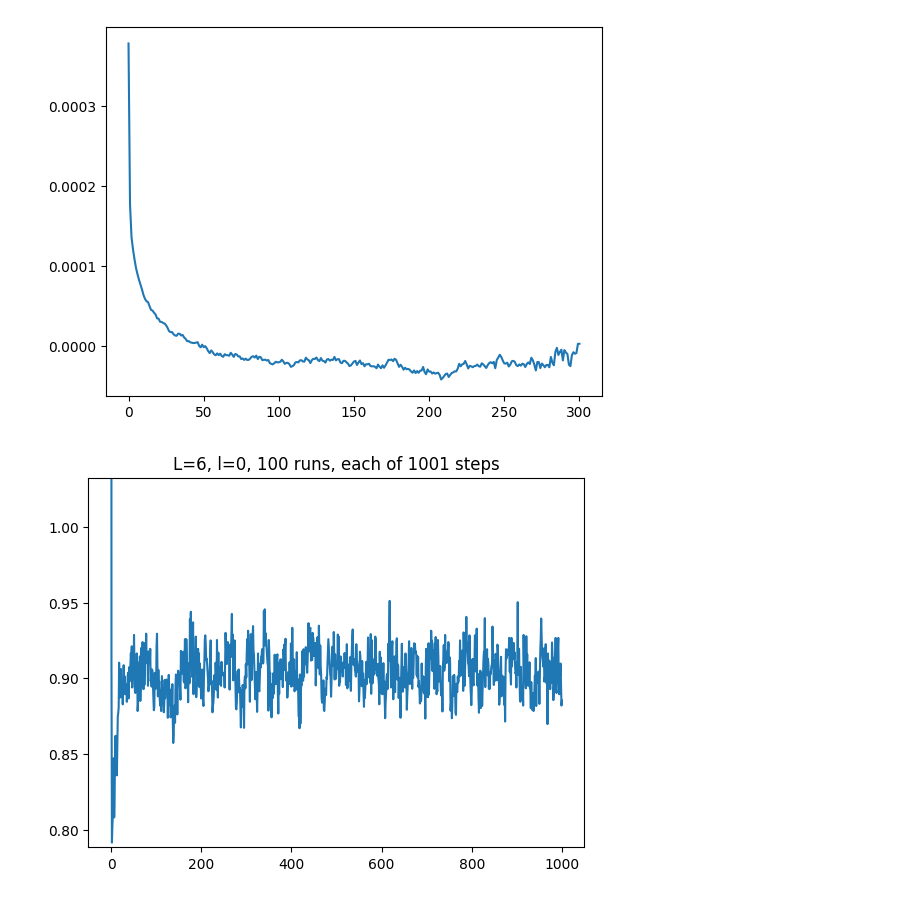
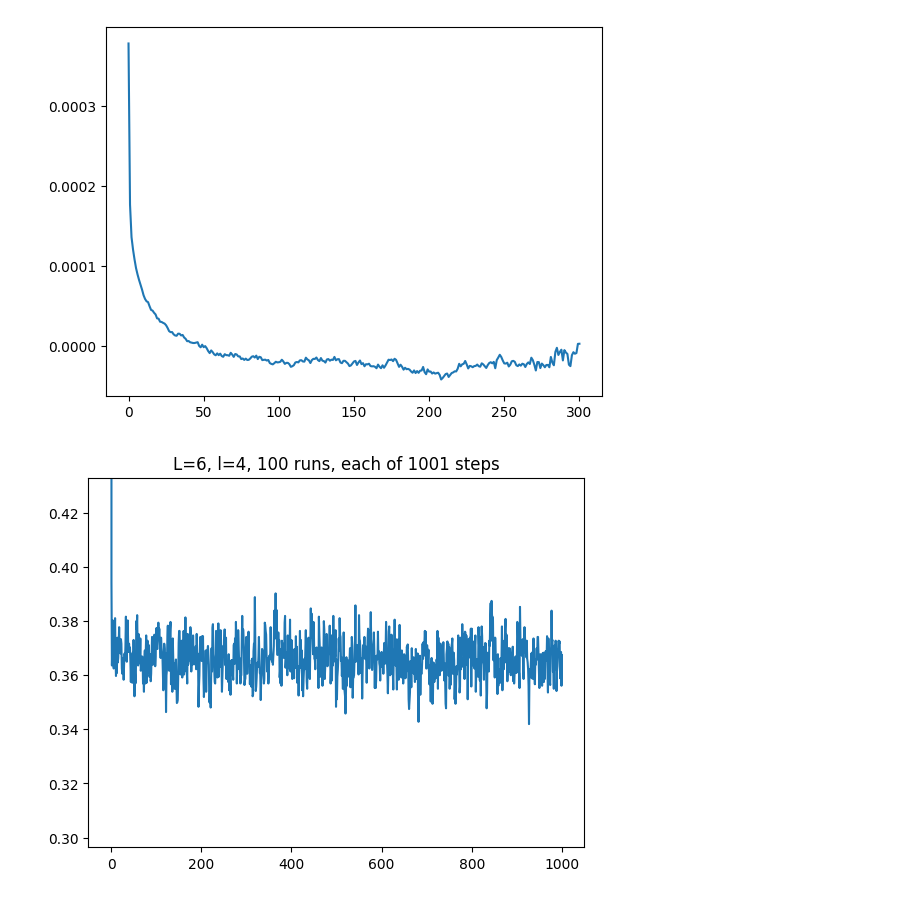
Before and after one commit to cnstahl/Discrete-Nonergodicity, a Jupyter notebook: code/Finding thermalization times.ipynb, the cells around one changed output. Cells and saved outputs as stored; diff of their text form; code cells hidden in the pictures.

```diff
--- a/code/Finding thermalization times.ipynb
+++ b/code/Finding thermalization times.ipynb
@@ -172,21 +180,21 @@ autocorrelation(12, 300)
 df = pd.read_csv('autoc/N_flippable6by4.dat', header=None)
 # %%
 L = 6
-l = 0
+l = 4
 string = '../therm/N_flippable_'
 string += 'L' + str(L) + 'l' + str(l) + '.dat'
 rhos = pd.read_csv(string, header=None, skiprows=1).to_numpy() / (L*L)
 N_runs = np.shape(rhos)[0]
 N_steps = np.shape(rhos)[1]
 data = np.average(rhos, axis=0)
 data_max = np.max(data[int(N_steps/2):])
 data_min = np.min(data[int(N_steps/2):])
 data_rge = data_max-data_min
 
 plt.title('L='+ str(L) + ', l=' + str(l) + ', ' + str(N_runs) + " runs, each of " + str(N_steps) + " steps")
 plt.plot(data)
 plt.ylim([data_min-data_rge, data_max+data_rge])
-plt.savefig('../img/N_flippable_L' + str(L) + 'l' + str(l))
+plt.savefig('../img/N_flippable_therm_L' + str(L) + 'l' + str(l))
 # %% [output]
-[figure, old version]
+[figure, new version]
 # %%
```
Also changed, not shown: parts of 5 cells of this notebook, 5 other files.
